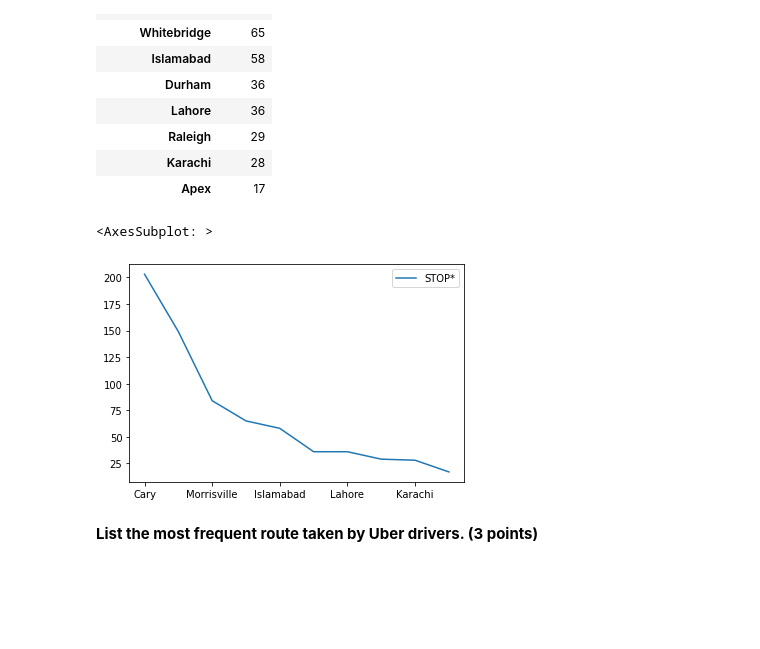
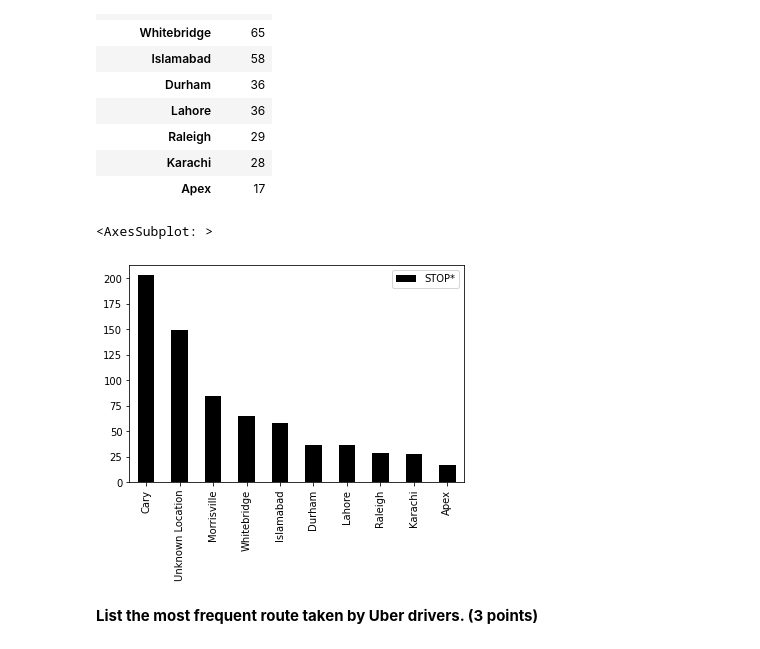
Before and after one commit to Hugox96/Uber_An-lise, a Jupyter notebook: Uber.ipynb, the cells around one changed output. Drawn from its saved outputs; the diff is of its cells as text; code cells hidden in the pictures; blank space fills up the shorter version.

```diff
--- a/Uber.ipynb
+++ b/Uber.ipynb
@@ -276,7 +276,7 @@ dropping_point
 | Karachi | 28 |
 | Apex | 17 |
 # %%
-dropping_point.plot()
+dropping_point.plot(kind="bar", color="black")
 # %% [output]
 <AxesSubplot: >
-[figure, old version]
+[figure, new version]
```
Also changed, not shown: parts of 3 cells of this notebook.
